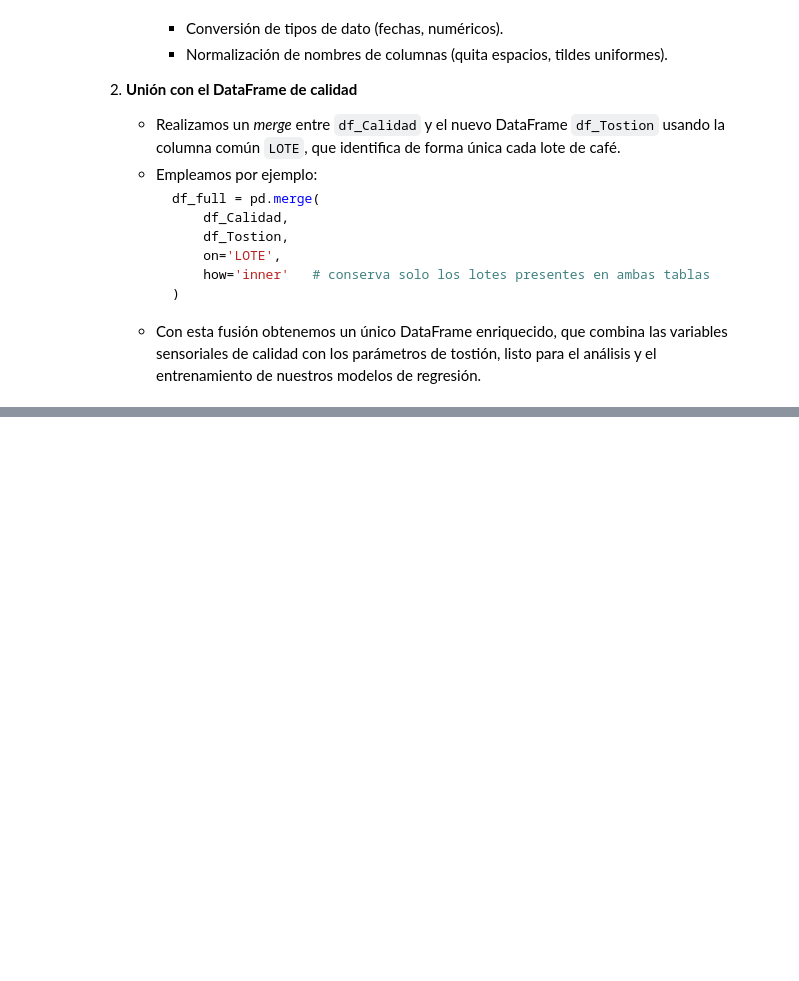
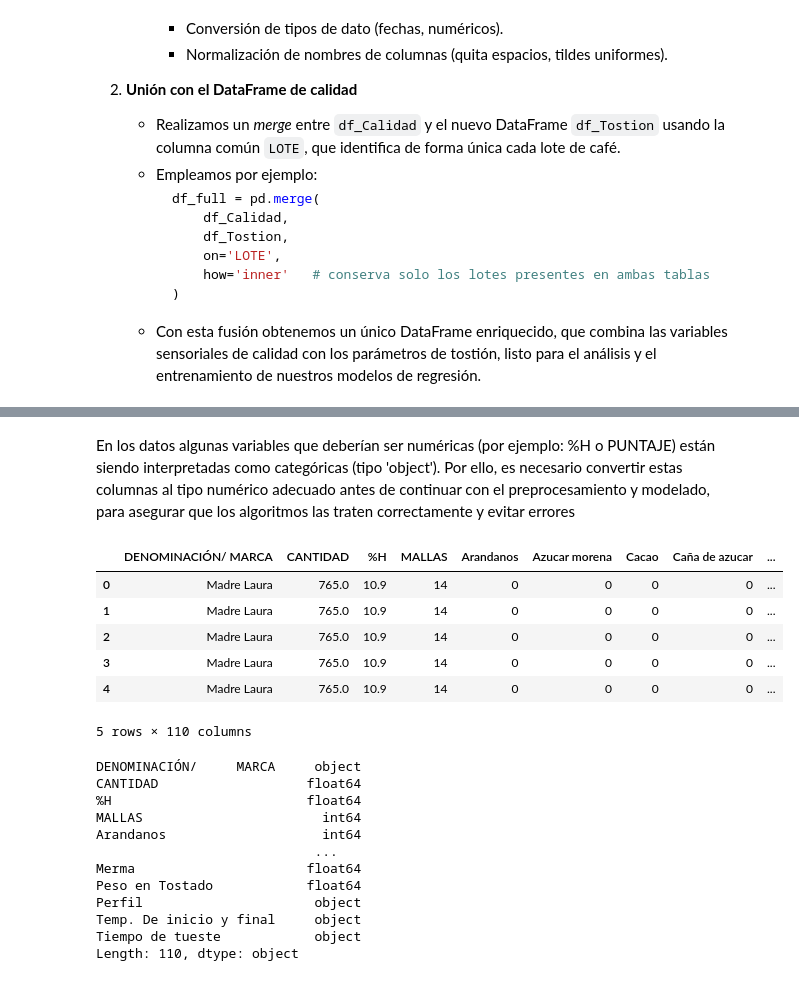
Before and after one commit to RicardoLoperaV/coffee-quality-regression, a Jupyter notebook: Coffee_Cup_Score.ipynb, the cells around one changed output, grey strips where cells are left out. Drawn from its saved outputs; the diff is of its cells as text; code cells hidden in the pictures; blank space fills up the shorter version.

```diff
--- a/Coffee_Cup_Score.ipynb
+++ b/Coffee_Cup_Score.ipynb
@@ -360,0 +440,6 @@ display(df_Tostion.head())
+# %%
+# Procesar columna 'Temp. De inicio y final'
+df_full[['Temp_inicio', 'Temp_final']] = df_full['Temp. De inicio y final'].str.extract(r'(\d+)[°º]*/(\d+)[°º]*').astype(float)
+# Procesar columna 'Tiempo de tueste' a minutos
+# Procesar columna 'Tiempo de tueste' cuando todas las entradas son datetime.time
+df_full['Tiempo_tueste_min'] = df_full['Tiempo de tueste'].apply(lambda t: t.hour * 60 + t.minute + t.second / 60)
@@ -360,0 +510,37 @@ display(df_Tostion.head())
+# %% [markdown]
+En los datos algunas variables que deberían ser numéricas (por ejemplo: %H o PUNTAJE) están siendo interpretadas como categóricas (tipo 'object'). Por ello, es necesario convertir estas columnas al tipo numérico adecuado antes de continuar con el preprocesamiento y modelado, para asegurar que los algoritmos las traten correctamente y evitar errores
+# %%
+# Cambiamos los tipos de datos de las columnas que deberían ser numéricas
+df_full['%H'] = pd.to_numeric(df_full['%H'], errors='coerce')
+df_full['PUNTAJE'] = pd.to_numeric(df_full['PUNTAJE'], errors='coerce')
+df_full['MALLAS'] = pd.to_numeric(df_full['MALLAS'], errors='coerce')
+# %%
+# Para nuestra variable objetivo, utilizaremos la columna 'PUNTAJE' que es la que representa la calidad del café.
+# Esta columna contiene los puntajes de calidad asignados a cada lote de café
+
+Y = df_full['PUNTAJE']
+X = df_full.drop(columns=['LOTE', 'PUNTAJE', 'Lote'])
+
+display(X.head())
+
+print(X.dtypes)
+# %% [output]
+|  | DENOMINACIÓN/ MARCA | CANTIDAD | %H | MALLAS | Arandanos | Azucar morena | Cacao | Caña de azucar | ... |
+| 0 | Madre Laura | 765.0 | 10.9 | 14 | 0 | 0 | 0 | 0 | ... |
+| 1 | Madre Laura | 765.0 | 10.9 | 14 | 0 | 0 | 0 | 0 | ... |
+| 2 | Madre Laura | 765.0 | 10.9 | 14 | 0 | 0 | 0 | 0 | ... |
+| 3 | Madre Laura | 765.0 | 10.9 | 14 | 0 | 0 | 0 | 0 | ... |
+| 4 | Madre Laura | 765.0 | 10.9 | 14 | 0 | 0 | 0 | 0 | ... |
+5 rows × 110 columns
+DENOMINACIÓN/     MARCA     object
+CANTIDAD                   float64
+%H                         float64
+MALLAS                       int64
+Arandanos                    int64
+                            ...
+Merma                      float64
+Peso en Tostado            float64
+Perfil                      object
+Temp. De inicio y final     object
+Tiempo de tueste            object
+Length: 110, dtype: object
```
Also changed, not shown: parts of 10 cells of this notebook.
